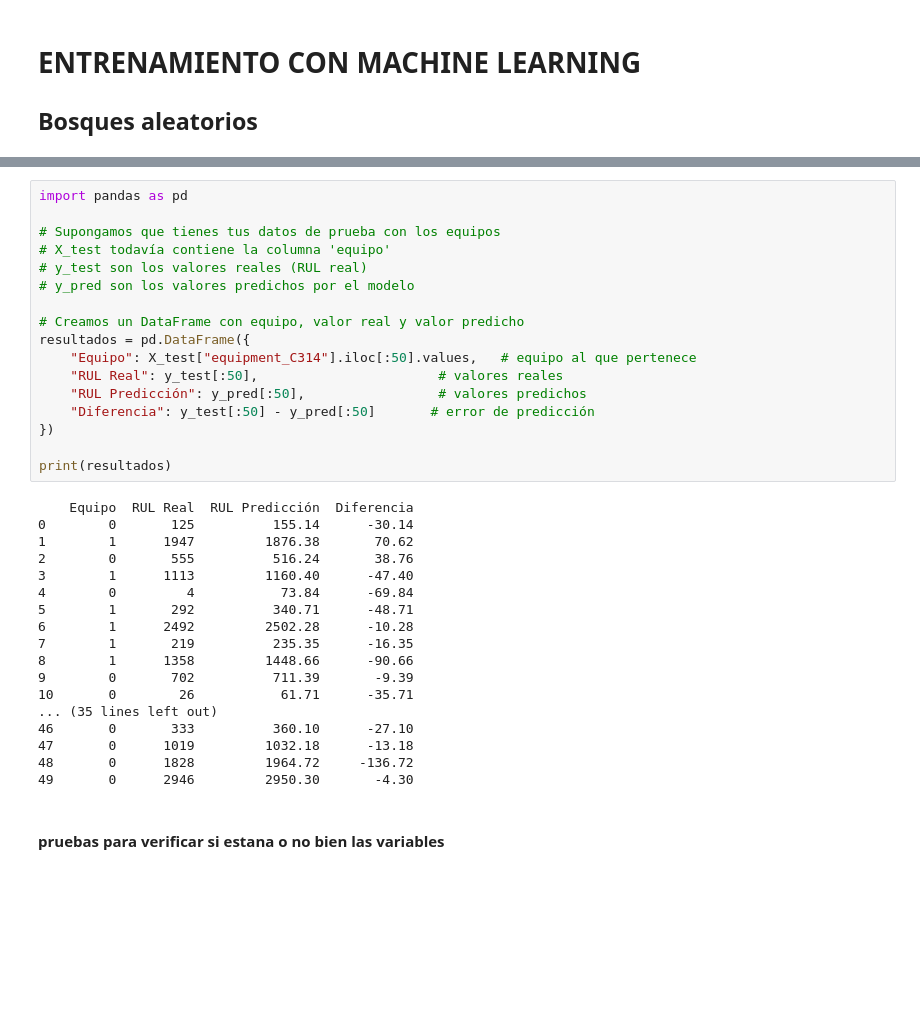
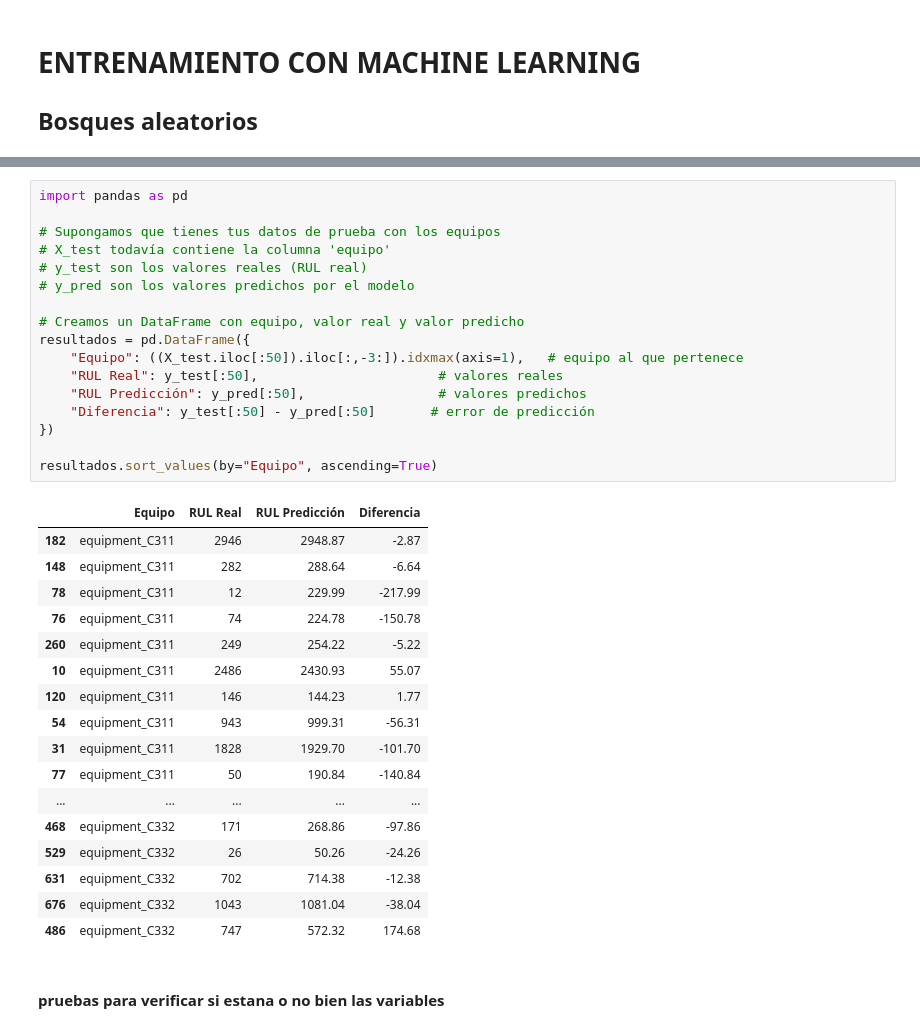
Before and after one commit to ETorresSacha/Prediccion-RULL, a Jupyter notebook: analisis_datos_reto.ipynb, the cells around one changed output, grey strips where cells are left out. Drawn from its saved outputs; the diff is of its cells as text; blank space fills up the shorter version.

```diff
--- a/analisis_datos_reto.ipynb
+++ b/analisis_datos_reto.ipynb
@@ -359,37 +375,37 @@ plt.show()
 # %%
 import pandas as pd
 
 # Supongamos que tienes tus datos de prueba con los equipos
 # X_test todavía contiene la columna 'equipo'
 # y_test son los valores reales (RUL real)
 # y_pred son los valores predichos por el modelo
 
 # Creamos un DataFrame con equipo, valor real y valor predicho
 resultados = pd.DataFrame({
-    "Equipo": X_test["equipment_C314"].iloc[:50].values,   # equipo al que pertenece
+    "Equipo": ((X_test.iloc[:50]).iloc[:,-3:]).idxmax(axis=1),   # equipo al que pertenece
     "RUL Real": y_test[:50],                       # valores reales
     "RUL Predicción": y_pred[:50],                 # valores predichos
     "Diferencia": y_test[:50] - y_pred[:50]       # error de predicción
 })
 
-print(resultados)
+resultados.sort_values(by="Equipo", ascending=True)
 # %% [output]
-    Equipo  RUL Real  RUL Predicción  Diferencia
-0        0       125          155.14      -30.14
-1        1      1947         1876.38       70.62
-2        0       555          516.24       38.76
-3        1      1113         1160.40      -47.40
-4        0         4           73.84      -69.84
-5        1       292          340.71      -48.71
-6        1      2492         2502.28      -10.28
-7        1       219          235.35      -16.35
-8        1      1358         1448.66      -90.66
-9        0       702          711.39       -9.39
-10       0        26           61.71      -35.71
-... (35 lines left out)
-46       0       333          360.10      -27.10
-47       0      1019         1032.18      -13.18
-48       0      1828         1964.72     -136.72
-49       0      2946         2950.30       -4.30
+|  | Equipo | RUL Real | RUL Predicción | Diferencia |
+| 182 | equipment_C311 | 2946 | 2948.87 | -2.87 |
+| 148 | equipment_C311 | 282 | 288.64 | -6.64 |
+| 78 | equipment_C311 | 12 | 229.99 | -217.99 |
+| 76 | equipment_C311 | 74 | 224.78 | -150.78 |
+| 260 | equipment_C311 | 249 | 254.22 | -5.22 |
+| 10 | equipment_C311 | 2486 | 2430.93 | 55.07 |
+| 120 | equipment_C311 | 146 | 144.23 | 1.77 |
+| 54 | equipment_C311 | 943 | 999.31 | -56.31 |
+| 31 | equipment_C311 | 1828 | 1929.70 | -101.70 |
+| 77 | equipment_C311 | 50 | 190.84 | -140.84 |
+| ... | ... | ... | ... | ... |
+| 468 | equipment_C332 | 171 | 268.86 | -97.86 |
+| 529 | equipment_C332 | 26 | 50.26 | -24.26 |
+| 631 | equipment_C332 | 702 | 714.38 | -12.38 |
+| 676 | equipment_C332 | 1043 | 1081.04 | -38.04 |
+| 486 | equipment_C332 | 747 | 572.32 | 174.68 |
 # %% [markdown]
 #### pruebas para verificar si estana o no bien las variables
```
Also changed, not shown: parts of 12 cells of this notebook.
